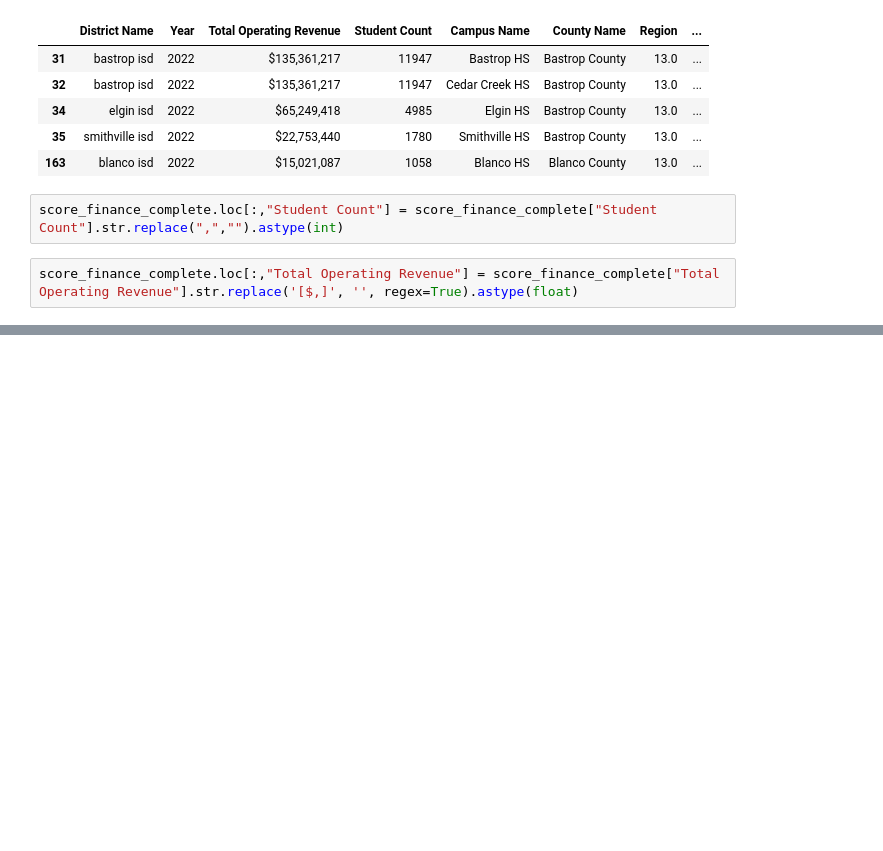
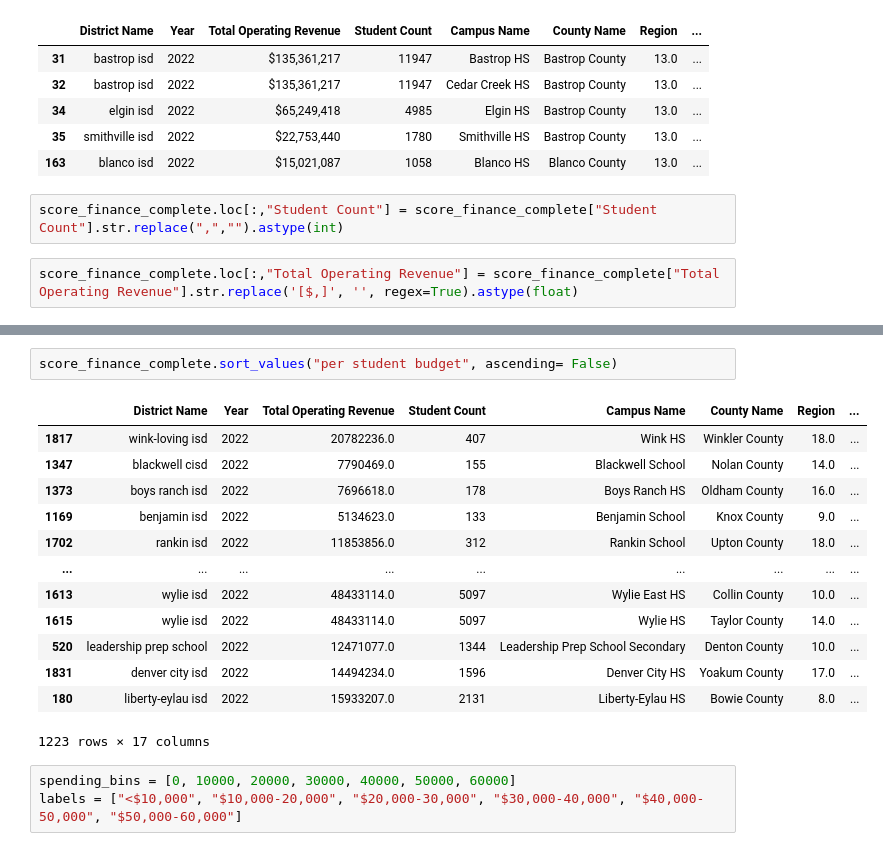
Before and after one commit to Amarilli/TexasISDs, a Jupyter notebook: project_notebook/13_12_updated.ipynb, the cells around one changed output, grey strips where cells are left out. Cells and saved outputs as stored; diff of their text form; blank space fills up the shorter version.

```diff
--- a/project_notebook/13_12_updated.ipynb
+++ b/project_notebook/13_12_updated.ipynb
@@ -521,0 +598,19 @@ score_finance_complete.sort_values("Student Count", ascending= False).reset_inde
+# %%
+score_finance_complete.sort_values("per student budget", ascending= False)
+# %% [output]
+|  | District Name | Year | Total Operating Revenue | Student Count | Campus Name | County Name | Region | ... |
+| 1817 | wink-loving isd | 2022 | 20782236.0 | 407 | Wink HS | Winkler County | 18.0 | ... |
+| 1347 | blackwell cisd | 2022 | 7790469.0 | 155 | Blackwell School | Nolan County | 14.0 | ... |
+| 1373 | boys ranch isd | 2022 | 7696618.0 | 178 | Boys Ranch HS | Oldham County | 16.0 | ... |
+| 1169 | benjamin isd | 2022 | 5134623.0 | 133 | Benjamin School | Knox County | 9.0 | ... |
+| 1702 | rankin isd | 2022 | 11853856.0 | 312 | Rankin School | Upton County | 18.0 | ... |
+| ... | ... | ... | ... | ... | ... | ... | ... | ... |
+| 1613 | wylie isd | 2022 | 48433114.0 | 5097 | Wylie East HS | Collin County | 10.0 | ... |
+| 1615 | wylie isd | 2022 | 48433114.0 | 5097 | Wylie HS | Taylor County | 14.0 | ... |
+| 520 | leadership prep school | 2022 | 12471077.0 | 1344 | Leadership Prep School Secondary | Denton County | 10.0 | ... |
+| 1831 | denver city isd | 2022 | 14494234.0 | 1596 | Denver City HS | Yoakum County | 17.0 | ... |
+| 180 | liberty-eylau isd | 2022 | 15933207.0 | 2131 | Liberty-Eylau HS | Bowie County | 8.0 | ... |
+1223 rows × 17 columns
+# %%
+spending_bins = [0, 10000, 20000, 30000, 40000, 50000, 60000]
+labels = ["<$10,000", "$10,000-20,000", "$20,000-30,000", "$30,000-40,000", "$40,000-50,000", "$50,000-60,000"]
```
Also changed, not shown: parts of 13 cells of this notebook.
